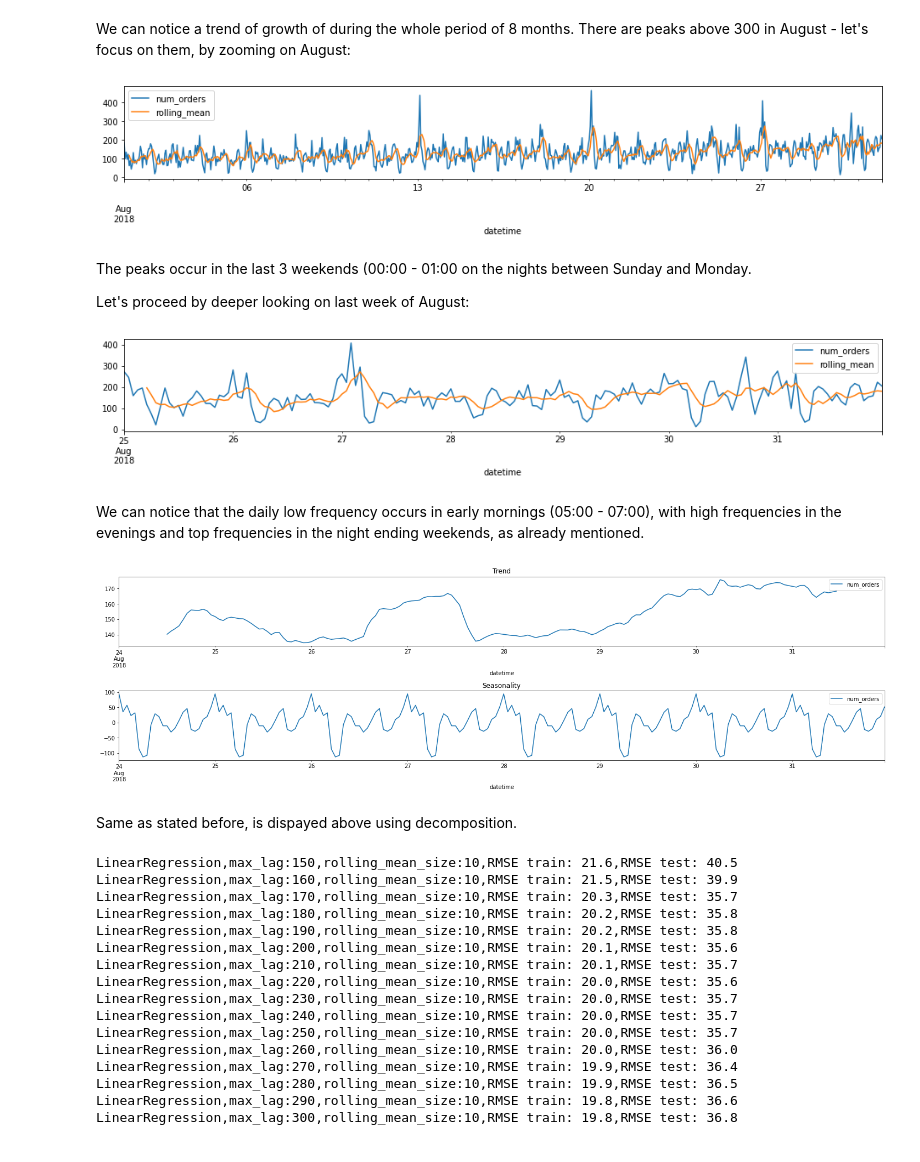
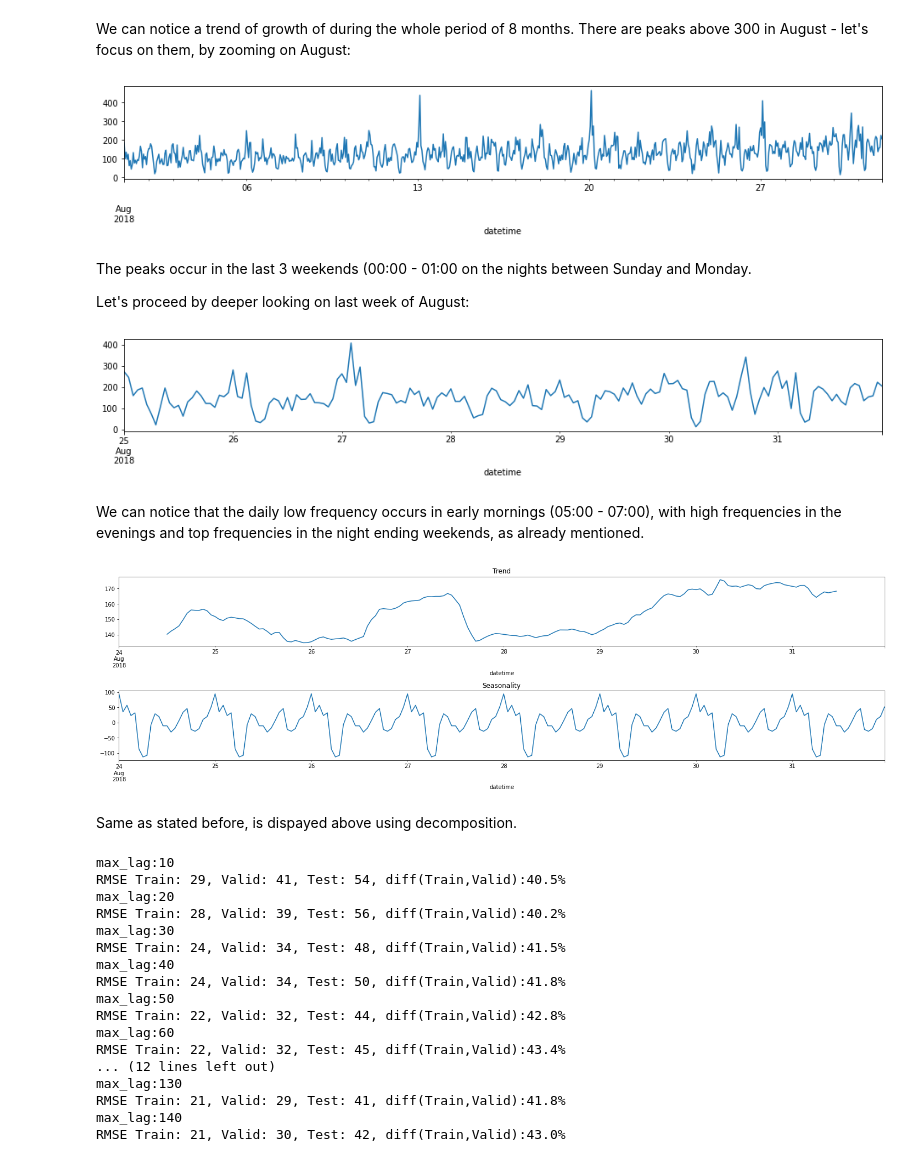
Before and after one commit to dnevo/Practicum, a Jupyter notebook: S13_Time_Series_taxi_orders_in_next_hour.ipynb, the cells around one changed output. Drawn from its saved outputs; the diff is of its cells as text; code cells hidden in the pictures.

```diff
--- a/S13_Time_Series_taxi_orders_in_next_hour.ipynb
+++ b/S13_Time_Series_taxi_orders_in_next_hour.ipynb
@@ -89,0 +86,5 @@ data1.plot(figsize=(16, 2));
+# %%
+data['month'] = data.index.month
+data['day'] = data.index.day
+data['dayofweek'] = data.index.dayofweek
+data['hour'] = data.index.hour
@@ -90,35 +107,33 @@ data1.plot(figsize=(16, 2));
 # %% [markdown]
 We can notice a trend of growth of during the whole period of 8 months. There are peaks above 300 in August - let's focus on them, by zooming on August:
 # %%
-data1 = data['2018-08-01':'2018-08-31'].copy()
-data1['rolling_mean'] = data1.rolling(6).mean()
-data1.plot(figsize=(16, 2));
+data['2018-08-01':'2018-08-31']['num_orders'].plot(figsize=(16, 2));
 # %% [output]
-[figure, old version]
+[figure, new version]
 # %% [markdown]
 The peaks occur in the last 3 weekends (00:00 - 01:00 on the nights between Sunday and Monday.
 
 Let's proceed by deeper looking on last week of August:
 # %%
-data1 = data['2018-08-25':'2018-08-31'].copy()
-data1['rolling_mean'] = data1.rolling(6).mean()
-data1.plot(figsize=(16, 2));
+data['2018-08-25':'2018-08-31']['num_orders'].plot(figsize=(16, 2));
 # %% [output]
-[figure, old version]
+[figure, new version]
 # %% [markdown]
 We can notice that the daily low frequency occurs in early mornings (05:00 - 07:00), with high frequencies in the evenings and top frequencies in the night ending weekends, as already mentioned.
 # %%
-decomposed = seasonal_decompose(data['2018-08-24':'2018-08-31'])
+decomposed = seasonal_decompose(data['2018-08-24':'2018-08-31']['num_orders'])
 plt.figure(figsize=(20, 8))
+
 plt.subplot(311)
 decomposed.trend.plot(ax=plt.gca())
 plt.title('Trend')
 plt.subplot(312)
-decomposed.seasonal.plot(ax=plt.gca())
+decomposed.seasonal.plot(ax=plt.gca(),)
 plt.title('Seasonality')
+
 plt.tight_layout()
 # %% [output]
-[figure, old version]
+[figure, new version]
 # %% [markdown]
 Same as stated before, is dispayed above using decomposition.
 # %%
@@ -150,29 +164,39 @@ def prepare_train_test(max_lag, rolling_mean_size):
 # %%
 def eval_model (model_type, max_lag, rolling_mean_size):
-    features_train, target_train, features_test, target_test = prepare_train_test(max_lag, rolling_mean_size)
+    features_train, target_train, features_valid, target_valid, features_test, target_test = prepare_sets(max_lag, rolling_mean_size)
     model = model_type()
     model.fit(features_train, target_train)
     print(f'{model_type.__name__},max_lag:{max_lag},'\
           f'rolling_mean_size:{rolling_mean_size},'\
           f'RMSE train: {sqrt(mean_squared_error(target_train, model.predict(features_train))):.1f},'\
+          f'RMSE valid: {sqrt(mean_squared_error(target_valid, model.predict(features_valid))):.1f},'\
           f'RMSE test: {sqrt(mean_squared_error(target_test, model.predict(features_test))):.1f}')
 
-for max_lag in range(150,301, 10):
-    eval_model(LinearRegression, max_lag, 10)
+for max_lag in range(10,150, 10):
+    features_train, target_train, features_valid, target_valid, features_test, target_test = prepare_sets(max_lag, rolling_mean_size=10)
+    model = LinearRegression()
+    model.fit(features_train, target_train)
+    # model_name = model_type.__name__
+    prediction_train = model.predict(features_train)
+    prediction_valid = model.predict(features_valid)
+    prediction_test = model.predict(features_test)
+    print(f'max_lag:{max_lag}')
+    print_rmse()
 # %% [output]
-LinearRegression,max_lag:150,rolling_mean_size:10,RMSE train: 21.6,RMSE test: 40.5
-LinearRegression,max_lag:160,rolling_mean_size:10,RMSE train: 21.5,RMSE test: 39.9
-LinearRegression,max_lag:170,rolling_mean_size:10,RMSE train: 20.3,RMSE test: 35.7
-LinearRegression,max_lag:180,rolling_mean_size:10,RMSE train: 20.2,RMSE test: 35.8
-LinearRegression,max_lag:190,rolling_mean_size:10,RMSE train: 20.2,RMSE test: 35.8
-LinearRegression,max_lag:200,rolling_mean_size:10,RMSE train: 20.1,RMSE test: 35.6
-LinearRegression,max_lag:210,rolling_mean_size:10,RMSE train: 20.1,RMSE test: 35.7
-LinearRegression,max_lag:220,rolling_mean_size:10,RMSE train: 20.0,RMSE test: 35.6
-LinearRegression,max_lag:230,rolling_mean_size:10,RMSE train: 20.0,RMSE test: 35.7
-LinearRegression,max_lag:240,rolling_mean_size:10,RMSE train: 20.0,RMSE test: 35.7
-LinearRegression,max_lag:250,rolling_mean_size:10,RMSE train: 20.0,RMSE test: 35.7
-LinearRegression,max_lag:260,rolling_mean_size:10,RMSE train: 20.0,RMSE test: 36.0
-LinearRegression,max_lag:270,rolling_mean_size:10,RMSE train: 19.9,RMSE test: 36.4
-LinearRegression,max_lag:280,rolling_mean_size:10,RMSE train: 19.9,RMSE test: 36.5
-LinearRegression,max_lag:290,rolling_mean_size:10,RMSE train: 19.8,RMSE test: 36.6
-LinearRegression,max_lag:300,rolling_mean_size:10,RMSE train: 19.8,RMSE test: 36.8
+max_lag:10
+RMSE Train: 29, Valid: 41, Test: 54, diff(Train,Valid):40.5%
+max_lag:20
+RMSE Train: 28, Valid: 39, Test: 56, diff(Train,Valid):40.2%
+max_lag:30
+RMSE Train: 24, Valid: 34, Test: 48, diff(Train,Valid):41.5%
+max_lag:40
+RMSE Train: 24, Valid: 34, Test: 50, diff(Train,Valid):41.8%
+max_lag:50
+RMSE Train: 22, Valid: 32, Test: 44, diff(Train,Valid):42.8%
+max_lag:60
+RMSE Train: 22, Valid: 32, Test: 45, diff(Train,Valid):43.4%
+... (12 lines left out)
+max_lag:130
+RMSE Train: 21, Valid: 29, Test: 41, diff(Train,Valid):41.8%
+max_lag:140
+RMSE Train: 21, Valid: 30, Test: 42, diff(Train,Valid):43.0%
```
Also changed, not shown: parts of 16 cells of this notebook.
